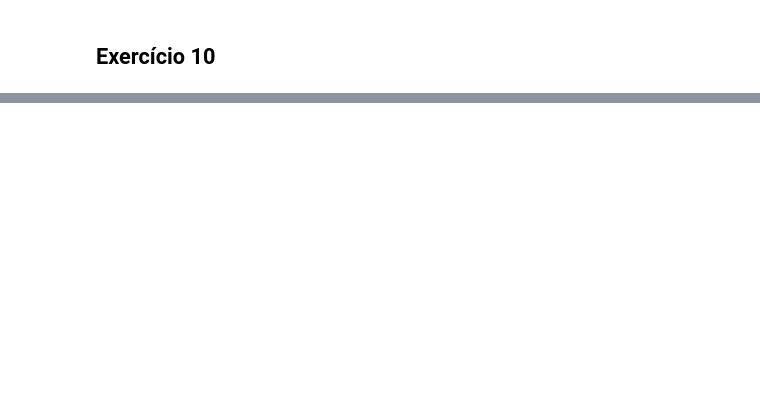
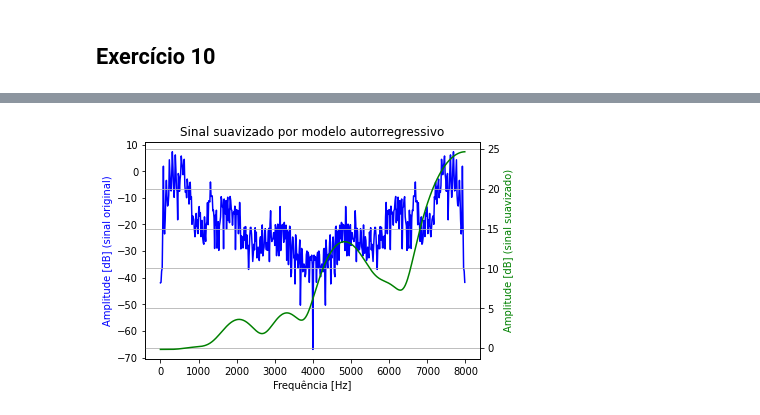
Before and after one commit to mpereiramoretti/psi5123-lista2, a Jupyter notebook: Lista de exercícios 2.ipynb, the cells around one changed output, grey strips where cells are left out. Cells and saved outputs as stored; diff of their text form; code cells hidden in the pictures; blank space fills up the shorter version.

```diff
--- a/Lista de exercícios 2.ipynb
+++ b/Lista de exercícios 2.ipynb
@@ -591,0 +698,5 @@ Percebemos aumento de intensidade.
+# %%
+alpha = 0.97
+sr = 16000
+alpha = 0.97
+b = [1, -alpha]
@@ -591,0 +705,2 @@ Percebemos aumento de intensidade.
+# %%
+y_out = scipy.signal.lfilter(b, 1, y)
@@ -591,0 +709,23 @@ Percebemos aumento de intensidade.
+# %%
+h = scipy.fft.fft(y_out)
+a = librosa.lpc(y, order=14)
+b = np.hstack([[0], -1 * a[1:]])
+w_model, h_model = scipy.signal.freqz(b, a=1, whole=False, fs=sr, worN=512)
+h_hat = h * h_model
+# %%
+fig, ax1 = plt.subplots()
+ax1.set_title('Sinal suavizado por modelo autorregressivo')
+
+ax1.plot(w_model, 20 * np.log10(abs(h)), 'b')
+ax1.set_ylabel('Amplitude [dB] (sinal original)', color='b')
+ax1.set_xlabel('Frequência [Hz]')
+
+ax2 = ax1.twinx()
+h_2 = np.unwrap(abs(h_model)) # modelo
+ax2.plot(w_model, 20 * np.log10(abs(h_2)), 'g')
+ax2.set_ylabel('Amplitude [dB] (sinal suavizado)', color='g')
+ax2.grid(True)
+ax2.axis('tight')
+plt.show()
+# %% [output]
+[figure, added]
```
Also changed, not shown: parts of 55 cells of this notebook.
